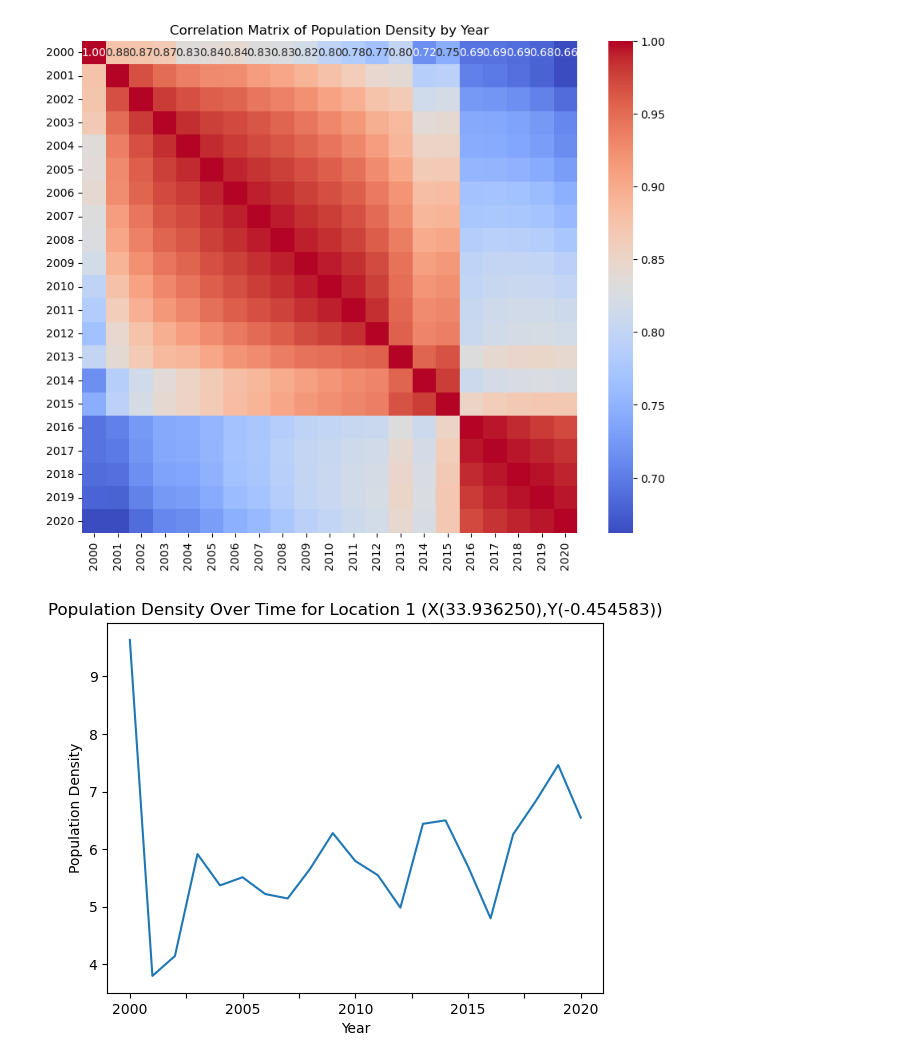
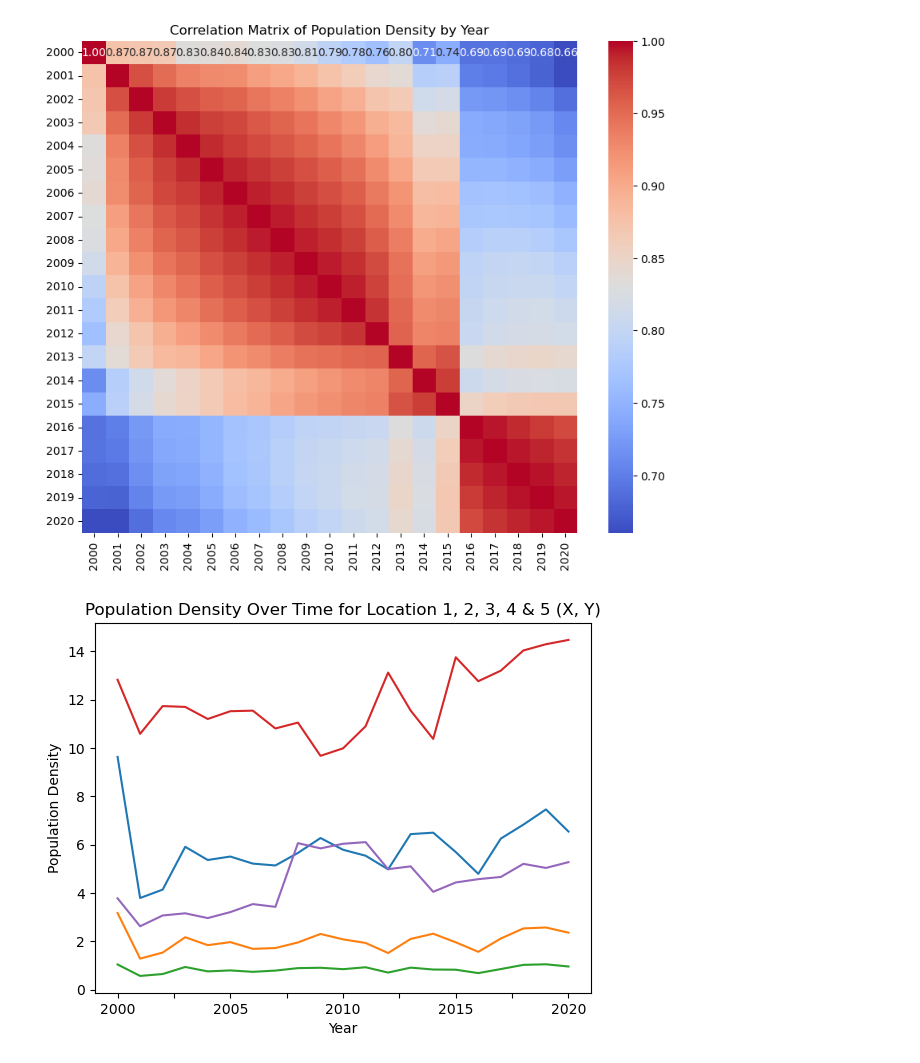
Before and after one commit to DavidGathimbaM/Energy-Access-and-Electrification-planning, a Jupyter notebook: group_workbook/David.ipynb, the cells around one changed output. Drawn from its saved outputs; the diff is of its cells as text; code cells hidden in the pictures.

Commit message:
updated notebook on handling missing values

```diff
--- a/group_workbook/David.ipynb
+++ b/group_workbook/David.ipynb
@@ -125,5 +125,8 @@ Y           0
 2019      123
 2020      123
 dtype: int64
-# %%
-pop_df.dropna(axis=0, inplace=True)  # Drop rows with missing values
+# %%
+# Fill missing values with mean for each of the population density columns
+for column in pop_df.columns[2:22]:
+    if pop_df[column].isnull().sum() > 0:  # Check if there are missing values in the column
+        pop_df[column].fillna(pop_df[column].mean(), inplace=True)
@@ -251,11 +261,16 @@ plt.show()
 # %% [output]
 [figure]
 # %%
-# Plot population density over time for the first location
+# Plot population density over time for the first 5 location
 pop_df.set_index(['X', 'Y']).iloc[0].plot()
-plt.title('Population Density Over Time for Location 1 (X(33.936250),Y(-0.454583))')
+pop_df.set_index(['X', 'Y']).iloc[1].plot()
+pop_df.set_index(['X', 'Y']).iloc[2].plot()
+pop_df.set_index(['X', 'Y']).iloc[3].plot()
+pop_df.set_index(['X', 'Y']).iloc[4].plot()
+
+plt.title('Population Density Over Time for Location 1, 2, 3, 4 & 5 (X, Y)')
 plt.xlabel('Year')
 plt.ylabel('Population Density')
 plt.show()
 # %% [output]
-[figure, old version]
+[figure, new version]
```
Also changed, not shown: parts of 7 cells of this notebook.
